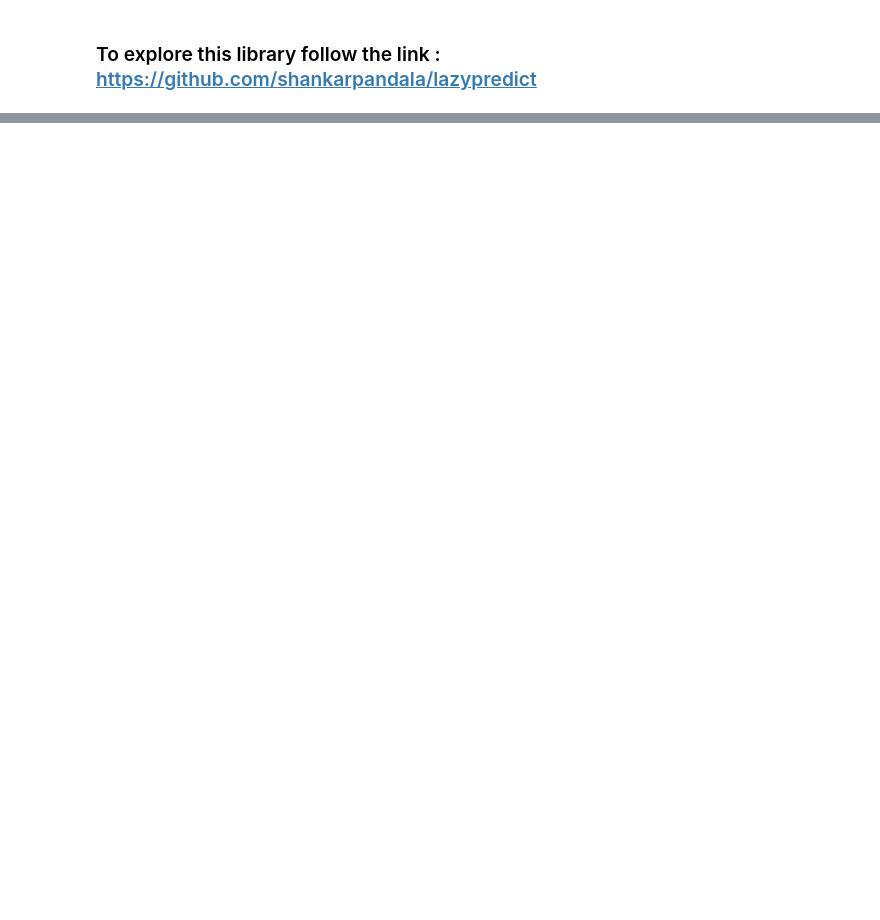
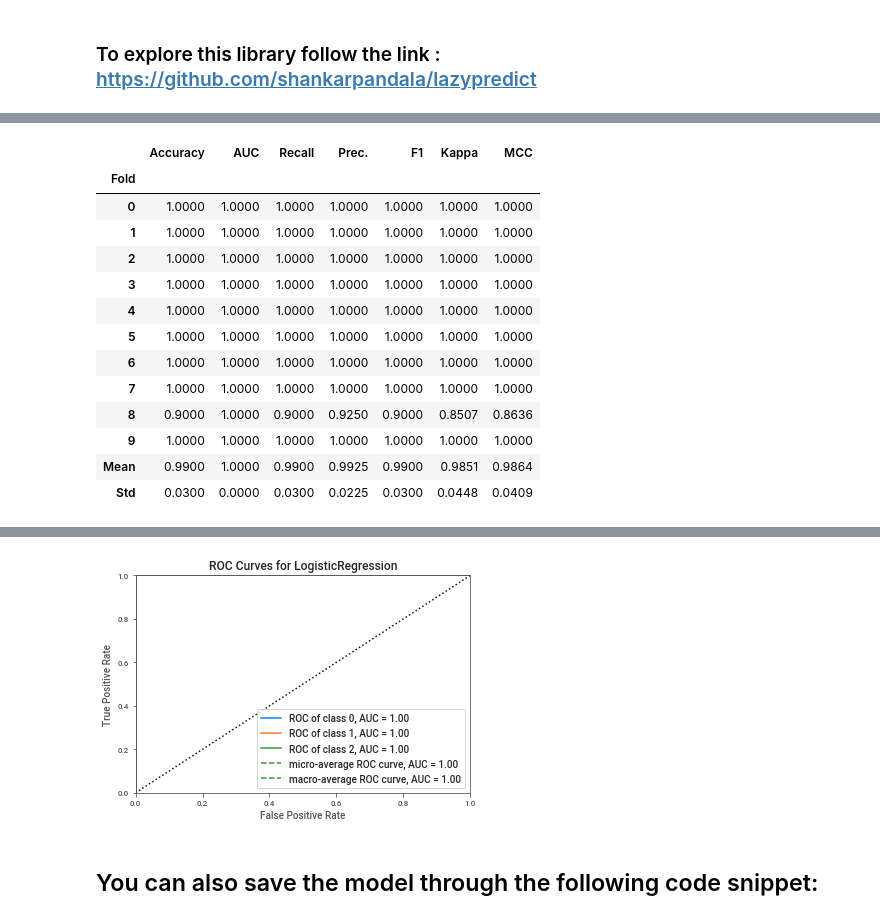
Before and after one commit to Dhafir-khalaf/Lazy_Data_Scientists, a Jupyter notebook: analysis.ipynb, the cells around one changed output, grey strips where cells are left out. Saved outputs shown, nothing was run; the diff lists cells and outputs as text; code cells hidden in the pictures; blank space fills up the shorter version.

```diff
--- a/analysis.ipynb
+++ b/analysis.ipynb
@@ -162,0 +258,6 @@ You can set `force_col_wise=true` to remove the overhead.
+# %%
+lr = create_model('lr')
+
+# plotting the ROC Curve
+plot_model(lr, plot = 'auc')
+# %% [output]
@@ -162,0 +265,14 @@ You can set `force_col_wise=true` to remove the overhead.
+|  | Accuracy | AUC | Recall | Prec. | F1 | Kappa | MCC |
+| Fold |  |  |  |  |  |  |  |
+| 0 | 1.0000 | 1.0000 | 1.0000 | 1.0000 | 1.0000 | 1.0000 | 1.0000 |
+| 1 | 1.0000 | 1.0000 | 1.0000 | 1.0000 | 1.0000 | 1.0000 | 1.0000 |
+| 2 | 1.0000 | 1.0000 | 1.0000 | 1.0000 | 1.0000 | 1.0000 | 1.0000 |
+| 3 | 1.0000 | 1.0000 | 1.0000 | 1.0000 | 1.0000 | 1.0000 | 1.0000 |
+| 4 | 1.0000 | 1.0000 | 1.0000 | 1.0000 | 1.0000 | 1.0000 | 1.0000 |
+| 5 | 1.0000 | 1.0000 | 1.0000 | 1.0000 | 1.0000 | 1.0000 | 1.0000 |
+| 6 | 1.0000 | 1.0000 | 1.0000 | 1.0000 | 1.0000 | 1.0000 | 1.0000 |
+| 7 | 1.0000 | 1.0000 | 1.0000 | 1.0000 | 1.0000 | 1.0000 | 1.0000 |
+| 8 | 0.9000 | 1.0000 | 0.9000 | 0.9250 | 0.9000 | 0.8507 | 0.8636 |
+| 9 | 1.0000 | 1.0000 | 1.0000 | 1.0000 | 1.0000 | 1.0000 | 1.0000 |
+| Mean | 0.9900 | 1.0000 | 0.9900 | 0.9925 | 0.9900 | 0.9851 | 0.9864 |
+| Std | 0.0300 | 0.0000 | 0.0300 | 0.0225 | 0.0300 | 0.0448 | 0.0409 |
@@ -162,0 +281,3 @@ You can set `force_col_wise=true` to remove the overhead.
+[figure, added]
+# %% [markdown]
+## You can also save the model through the following code snippet:
```
Also changed, not shown: parts of 28 cells of this notebook, 4 other files.
